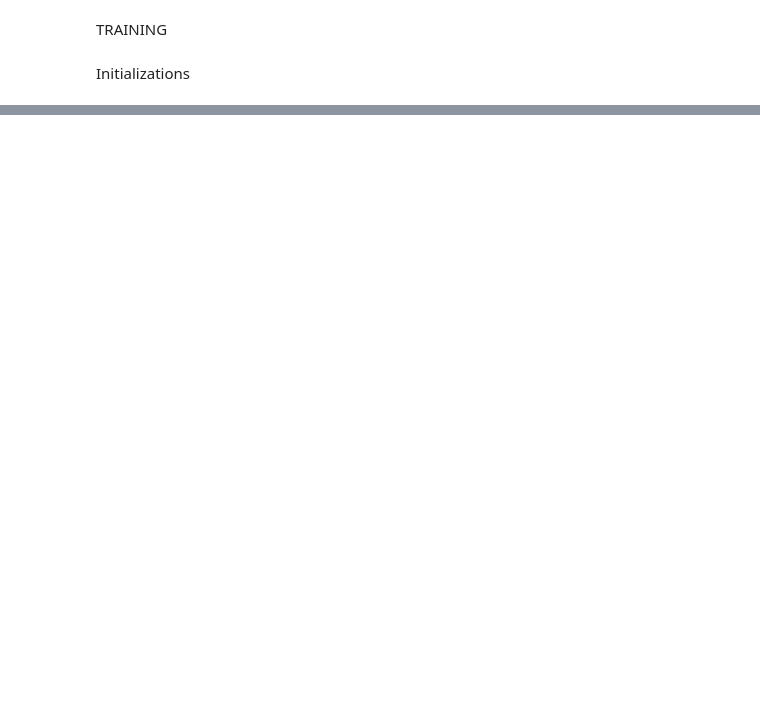
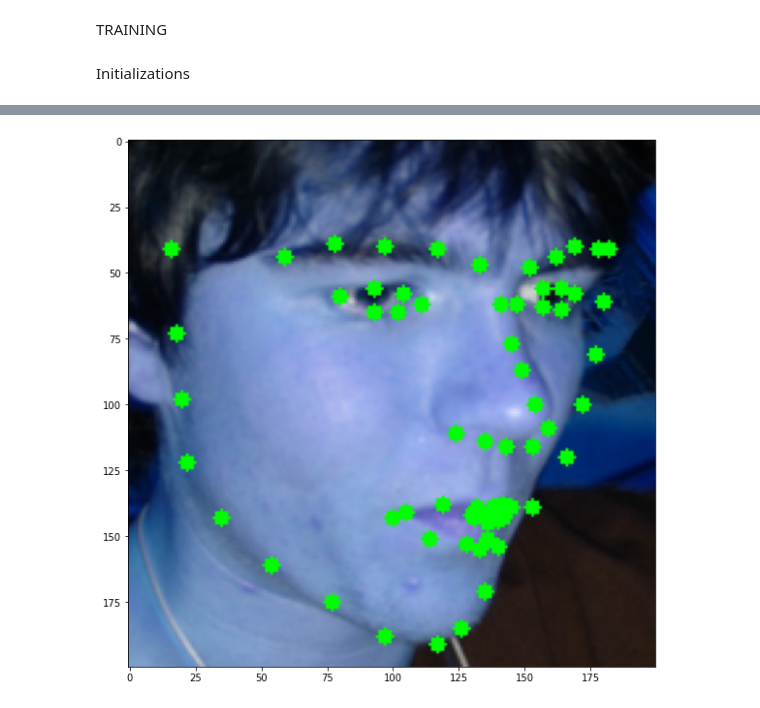
Before and after one commit to AmmarMohamed21/Facial-Landmarks-Detector, a Jupyter notebook: landmark_playground.ipynb, the cells around one changed output, grey strips where cells are left out. Cells and saved outputs as stored; diff of their text form; code cells hidden in the pictures; blank space fills up the shorter version.

```diff
--- a/landmark_playground.ipynb
+++ b/landmark_playground.ipynb
@@ -446,0 +614,82 @@ fd.shape
+# %%
+modelspath = 'models/model63'
+loadedregressors = []
+loadedStandardModels = []
+loadedPCAModels = []
+for index in range(0,9):
+    filename = modelspath+'/regressor'+str(index)+'.pkl'
+    loadedregressors.append(joblib.load(filename))
+
+for index in range(0,3):
+    filename = modelspath+'/scaler'+str(index)+'.pkl'
+    loadedStandardModels.append(joblib.load(filename))
+
+for index in range(0,3):
+    filename = modelspath+'/pca'+str(index)+'.pkl'
+    loadedPCAModels.append(joblib.load(filename))
+# %%
+initial_prediction = np.load(modelspath+'/mean_shape.npz')['shape']
+# %%
+images_test = os.listdir('lfpw/croppedlfpw/testset/')
+# %%
+imagesmodelshape = (200,200)
+
+#Read test image
+imgname = 'combined/testset/'+images_test[66]
+#imgname = 'randomimages/batman.png'
+#set initial shape to mean shape
+initial_prediction = initial_prediction.reshape(68,2).round().astype(int)
+
+#Read image
+img = cv2.imread(imgname)
+
+#resize image to (200,200)
+img = cv2.resize(img, imagesmodelshape)
+
+
+shape = initial_prediction
+#Predict offset from regressors
+
+shapesresults = []
+shapesresults.append(shape)
+for i in range (0, 3):
+    #hog_features = getHogFromLandmarks(shape, img)
+    hog_features = getHogFromLandmarks(shape, img)
+    offset = loadedregressors[i].predict([hog_features])
+    shape = shape + offset.reshape((68,2))
+    shape = shape.round().astype(int)
+    shapesresults.append(shape)
+
+for i in range (3, 6):
+    hog_features = getHogFromLandmarks(shape, img)
+    offset = loadedregressors[i].predict([hog_features])
+    shape = shape + offset.reshape((68,2))
+    shape = shape.round().astype(int)
+    shapesresults.append(shape)
+
+for i in range (6, 9):
+    sift_feutures = getSiftFromLandmarks(shape, img)
+    sift_features = loadedStandardModels[i-6].transform([sift_feutures])
+    pca_features = loadedPCAModels[i-6].transform(sift_features)
+    offset = loadedregressors[i].predict(pca_features)
+    shape = shape + offset.reshape((68,2))
+    shape = shape.round().astype(int)
+    shapesresults.append(shape)
+
+
+landmarks = shape
+
+for i in range(0,len(landmarks)):
+  cv2.circle(img, (landmarks[i][0],landmarks[i][1]), 3, (0, 255, 0), -1)
+#img = cv2.cvtColor(img, cv2.COLOR_BGR2RGB)
+#show image with matplotlib and increase figure size
+fig = plt.figure(figsize=(10, 10))
+plt.imshow(img)
+plt.show()
+
+# #saveimage
+os.makedirs('screens', exist_ok=True)
+l = len(os.listdir('screens'))
+cv2.imwrite('screens/'+str(l)+'.jpg', img)
+# %% [output]
+[figure, added]
```
Also changed, not shown: parts of 58 cells of this notebook, 4 other files.
